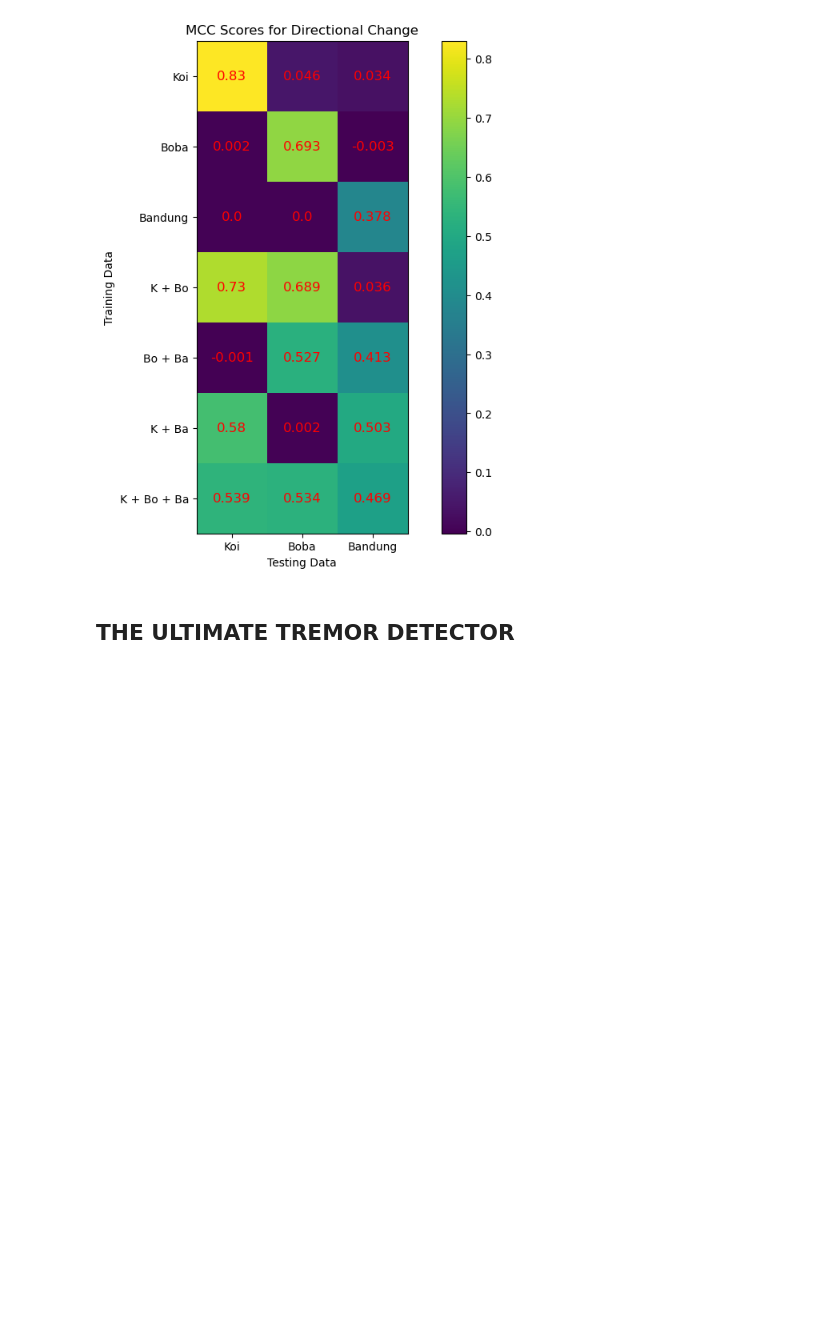
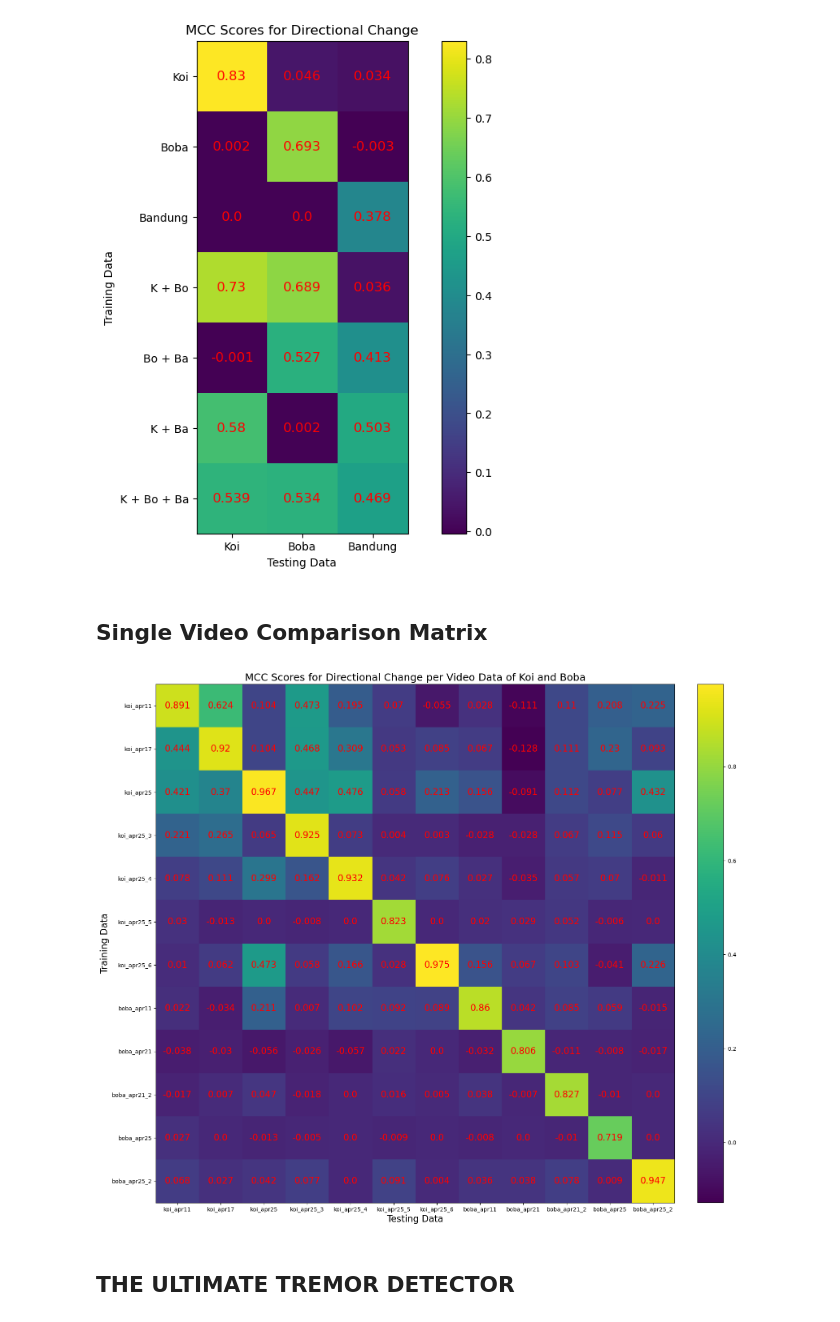
Before and after one commit to russell-ykh/monke, a Jupyter notebook: final_report.ipynb, the cells around one changed output. Saved outputs shown, nothing was run; the diff lists cells and outputs as text; code cells hidden in the pictures; blank space fills up the shorter version.

Commit message:
Video-video matrix

```diff
--- a/final_report.ipynb
+++ b/final_report.ipynb
@@ -363,6 +363,43 @@ plt.savefig(path.join(cd, "final_report_graphs", "koi_boba_bandung.png"), dpi=30
 plt.show()
 # %% [output]
 [figure]
+# %% [markdown]
+## Single Video Comparison Matrix
+# %%
+vidtovid = [[0.891, 0.624, 0.104, 0.473, 0.195, 0.07, -0.055, 0.028, -0.111, 0.11, 0.208, 0.225],
+            [0.444, 0.92, 0.104, 0.468, 0.309, 0.053, 0.085, 0.067, -0.128, 0.111, 0.23, 0.093],
+            [0.421, 0.37, 0.967, 0.447, 0.476, 0.058, 0.213, 0.156, -0.091, 0.112, 0.077, 0.432],
+            [0.221, 0.265, 0.065, 0.925, 0.073, 0.004, 0.003, -0.028, -0.028, 0.067, 0.115, 0.06],
+            [0.078, 0.111, 0.299, 0.162, 0.932, 0.042, 0.076, 0.027, -0.035, 0.057, 0.07, -0.011],
+            [0.03, -0.013, 0.0, -0.008, 0.0, 0.823, 0.0, 0.02, 0.029, 0.052, -0.006, 0.0],
+            [0.01, 0.062, 0.473, 0.058, 0.166, 0.028, 0.975, 0.156, 0.067, 0.103, -0.041, 0.226],
+            [0.022, -0.034, 0.211, 0.007, 0.102, 0.092, 0.089, 0.86, 0.042, 0.085, 0.059, -0.015],
+            [-0.038, -0.03, -0.056, -0.026, -0.057, 0.022, 0.0, -0.032, 0.806, -0.011, -0.008, -0.017],
+            [-0.017, 0.007, 0.047, -0.018, 0.0, 0.016, 0.005, 0.038, -0.007, 0.827, -0.01, 0.0],
+            [0.027, 0.0, -0.013, -0.005, 0.0, -0.009, 0.0, -0.008, 0.0, -0.01, 0.719, 0.0],
+            [0.068, 0.027, 0.042, 0.077, 0.0, 0.091, 0.004, 0.036, 0.038, 0.078, 0.009, 0.947]]
+
+vidtovid_names = names_koi + names_boba
+
+plt.imshow(vidtovid)
+
+plt.title("MCC Scores for Directional Change per Video Data of Koi and Boba", size=18)
+plt.xlabel("Testing Data", size=16)
+plt.ylabel("Training Data", size=16)
+plt.xticks(range(len(vidtovid_names)), vidtovid_names)#, size=18)
+plt.yticks(range(len(vidtovid_names)), vidtovid_names)#, size=18)
+
+for r in range(len(vidtovid)):
+    for c in range(len(vidtovid[r])):
+        plt.text(c, r, round(vidtovid[r][c], 3), ha='center', va='center', color="red", size=16)
+
+plt.colorbar(fraction=0.0457, pad=0.04)
+plt.gcf().set_size_inches(18, 18)
+
+plt.savefig(path.join(cd, "final_report_graphs", "video_to_video.png"), dpi=300)
+plt.show()
+# %% [output]
+[figure, added]
 # %% [markdown]
 ## THE ULTIMATE TREMOR DETECTOR
 # %%
```
Also changed, not shown: 1 other file.
